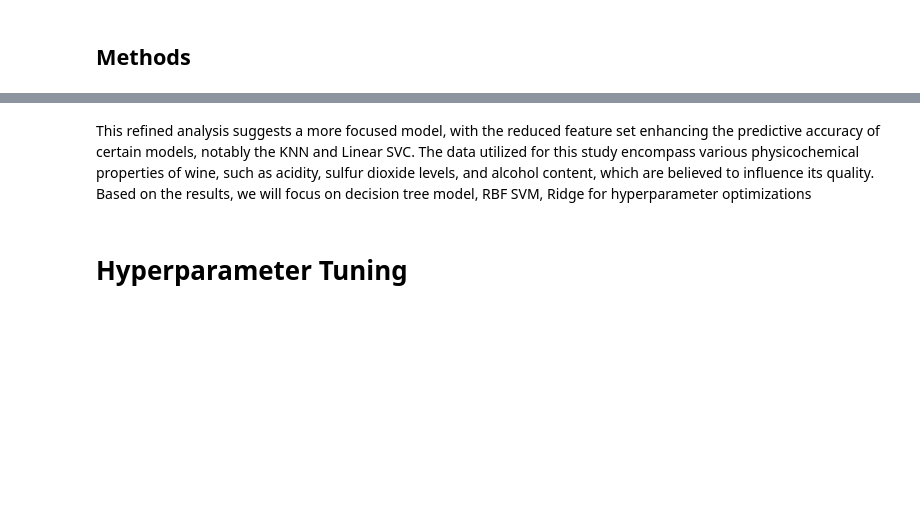
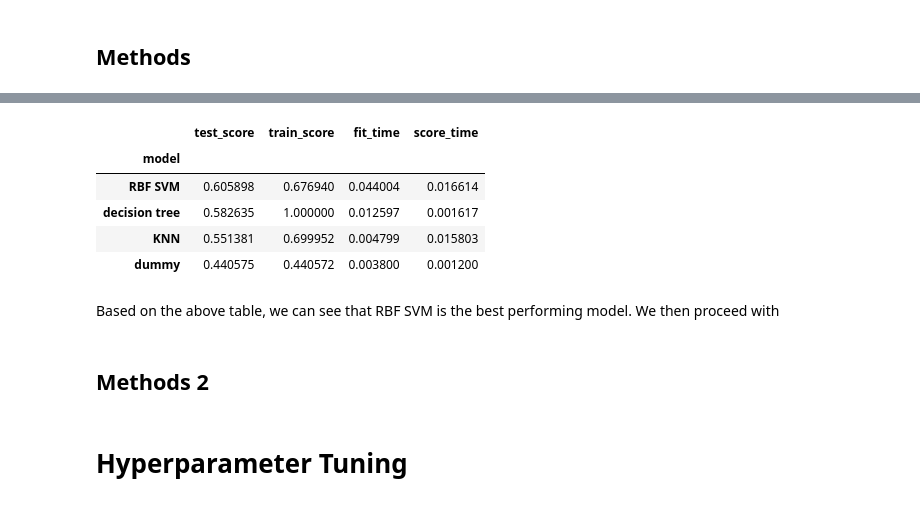
Before and after one commit to UBC-MDS/Red-Wine-Quality-Prediction, a Jupyter notebook: red_wine_quality_prediction_report.ipynb, the cells around one changed output, grey strips where cells are left out. Cells and saved outputs as stored; diff of their text form; code cells hidden in the pictures; blank space fills up the shorter version.

Commit message:
minor changes to methods section

```diff
--- a/red_wine_quality_prediction_report.ipynb
+++ b/red_wine_quality_prediction_report.ipynb
@@ -228,3 +210,13 @@ As a result, the best performing model is RBF SVM model and we will do hyperpara
-# %% [markdown]
-This refined analysis suggests a more focused model, with the reduced feature set enhancing the predictive accuracy of certain models, notably the KNN and Linear SVC. The data utilized for this study encompass various physicochemical properties of wine, such as acidity, sulfur dioxide levels, and alcohol content, which are believed to influence its quality.
-Based on the results, we will focus on decision tree model, RBF SVM, Ridge for hyperparameter optimizations
+# %%
+results_df1.sort_values('test_score', ascending=False)
+# %% [output]
+|  | test_score | train_score | fit_time | score_time |
+| model |  |  |  |  |
+| RBF SVM | 0.605898 | 0.676940 | 0.044004 | 0.016614 |
+| decision tree | 0.582635 | 1.000000 | 0.012597 | 0.001617 |
+| KNN | 0.551381 | 0.699952 | 0.004799 | 0.015803 |
+| dummy | 0.440575 | 0.440572 | 0.003800 | 0.001200 |
+# %% [markdown]
+Based on the above table, we can see that RBF SVM is the best performing model. We then proceed with
+# %% [markdown]
+## Methods 2
```
Also changed, not shown: parts of 4 cells of this notebook.
